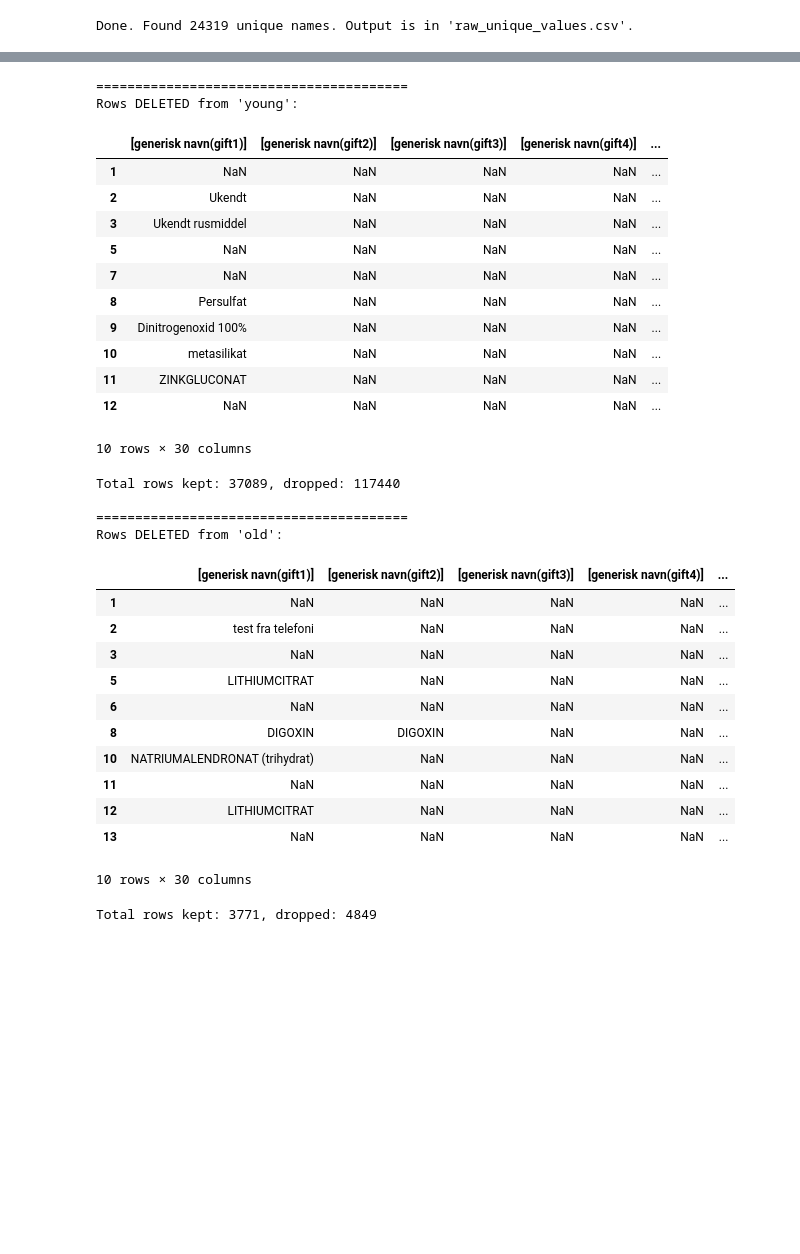
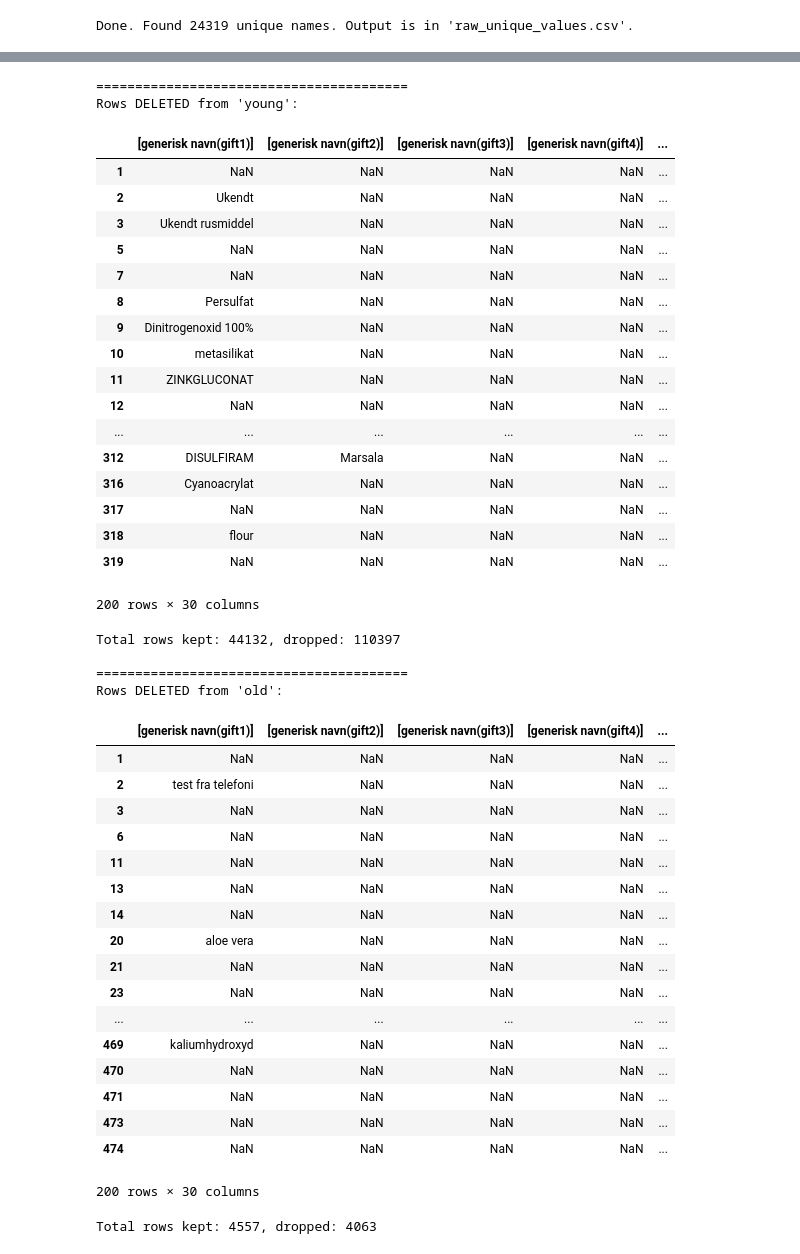
Before and after one commit to dana-mae/medical-poisoning, a Jupyter notebook: poisoning elimination conversion to MED.ipynb, the cells around one changed output, grey strips where cells are left out. Cells and saved outputs as stored; diff of their text form; code cells hidden in the pictures; blank space fills up the shorter version.

```diff
--- a/poisoning elimination conversion to MED.ipynb
+++ b/poisoning elimination conversion to MED.ipynb
@@ -255,8 +255,9 @@ know_medicines_in_categories = {
         "digoxin",
         "simvastatin", "atorvastatin",  # statins
         "clopidogrel", # antiplatelet
-        "clonidin",
-        "propranololhydrochlorid", "propranolol"
+        "clonidin", "clonidinhydrochlorid",
+        "propranololhydrochlorid", "propranolol",
+        "magnesiumsulfat", #heart medication
 
     },
     "antidepressants": {
@@ -321,6 +322,7 @@ know_medicines_in_categories = {
     "antidotes": {
         "naloxon", "naloxonhydrochloriddihydrat",
         "methadonhydrochlorid",
+        "disulfiram" #antabus
     },
     "adhd_and_neurostimulants": {
         "ritalin", "ritalin un", "ritalin \\mylan\\\"", "ritalin la", "ritalin modificeret udløsning", "ritalin depot",
@@ -332,7 +334,7 @@ know_medicines_in_categories = {
         "amfetamin", # amphetamin
         "dexmethylphenidate", "dexamfetamin", "dexamfetamin dimesilat",
         "methylenedioxymethamphetamine", # for tracking
-        "atomoxetinhydrochlorid"
+        "atomoxetinhydrochlorid",
     },
     "antiepileptics_moodstabilizers": {
         "lamotrigin", "lamotrigin \\teva\\\"", "lamotrigin \\mylan\\\"", "lamotrigin \\hexal\\\"", "lamotrigin \\stada\\\"", "lamotrigin \\actavis\\\"",
@@ -359,6 +361,7 @@ know_medicines_in_categories = {
         "ceftriaxon", "ceftriaxon \\villerton\\\"", "ceftriaxonnatrium", "cefuroximaxetil", "cefuroxim benzoat", "cephalexin", "clindamycin", "clindamycinhydrochlorid", "linezolid", "clarithromycin", "roxithromycin", "azithromycin", "azithromycin \\teva\\\"", "vancomycin", "doxycyclin", "doxycyclinmonohydrat", "doxycyclinhyclat", "rifampicin", "nitrofurantoin", "nitrofurantoin \\dak\\\"",
         "ciprofloxacin", "ciprofloxacinlactat",  # new fluoroquinolone
         "metronidazol", "metronidazol \\teva\\\"", "metronidazol \\baxter\\\"", "metronidazolbenzoat", "nitazoxanide", "sulfametizol", "sulfamethoxazol trimethoprim"
+        "mecillinam",
     },
     "antihistamines_allergy": {
         "cetirizin", "cetirizindihydrochlorid", "cetirizin \\teva\\\"", "cetirizin \\pcd\\\"", "cetirizin \\orifarm\\\"",
@@ -369,6 +372,7 @@ know_medicines_in_categories = {
         "hydroxizin",
         "doxylamin \\sandoz\\\"", "doxylamine", "doxylaminhydrogensuccinat",  # also antihistamine class, but see also under sedatives
         "paracetamol klorfeniramin maleat pseudoephedrin",  # combo with antihistamine
+        "acrivastin",
     },
     "electrolytes_supplements": {
         "kaliumchlorid", "kaliumpermanganat", "kaliumhydroxid", "kaliumdihydrogenphosphat", "kaliumbicrom", "kaliumchromat", "kaliumcitrat"
@@ -402,13 +406,15 @@ know_medicines_in_categories = {
         "levodopa", "levodopa/benserazid \\teva\\\"", "carbidopa levodopa", "carbidopa levodopa \\sandoz\\\"",
         "amantadin", # anti-parkinson
         "donepezil", "donepezil \\jubilant\\\"", "donepezil \\pfizer\\\"",
+        "galantaminhydrobromid",
     },
     "thyroid_medications": {
         "levothyroxin", "levothyroxinnatrium"
     },
     "anticancer_antimetabolite": {
         "metotrexat", "methotrexat", "methotrexat \\sandoz\\\"", "methotrexat \\2care4\\\"",
-        "thioguanin"
+        "thioguanin",
+        "ondansetron",
     },
     "others_misc": {
         "allopurinol", "allopurinol \\teva\\\"", "allopurinol \\dak\\\"", "acetazolamid",
@@ -417,6 +423,11 @@ know_medicines_in_categories = {
         "prednisolon",
         "salbutamol", # SABA, asthma drug
         "melatonin", # hormone/sleep aid, but not a benzodiazepine
+        "natriumalendronat",
+        "natriumpicosulfat", #laxative
+        "estradiolhemihydrat",
+        "norethisteronacetat",
+        "fludrocortisonacetat" #binyrebarkhormon
 
     }
 }
@@ -545,6 +556,8 @@ Total overlap: 136
 # %%
 # Filtering and removing rows without medicines present
 import re
+pd.set_option('display.max_rows', None)
+pd.set_option('display.max_columns', None)
 
 # --- 1. Get the list of all allowed starts (union of all sets) ---
 meds_set = set()
@@ -578,46 +591,58 @@ def filter_dataframe_and_preview(df, label):
     dropped = df[~keep_mask]
     print(f"\n{'='*40}\nRows DELETED from '{label}':")
     # Show up to 10 dropped rows, printing the medicine columns for review
-    display(dropped[generisk_cols + navn_cols].head(10))
+    display(dropped[generisk_cols + navn_cols].head(200))
     print(f"\nTotal rows kept: {filtered.shape[0]}, dropped: {dropped.shape[0]}")
     return filtered
 
 young_filtered = filter_dataframe_and_preview(young, 'young')
 old_filtered = filter_dataframe_and_preview(old, 'old')
 
 # Now you have 'young_filtered' and 'old_filtered' as your filtered data.
 # %% [output]
 ========================================
 Rows DELETED from 'young':
 |  | [generisk navn(gift1)] | [generisk navn(gift2)] | [generisk navn(gift3)] | [generisk navn(gift4)] | ... |
 | 1 | NaN | NaN | NaN | NaN | ... |
 | 2 | Ukendt | NaN | NaN | NaN | ... |
 | 3 | Ukendt rusmiddel | NaN | NaN | NaN | ... |
 | 5 | NaN | NaN | NaN | NaN | ... |
 | 7 | NaN | NaN | NaN | NaN | ... |
 | 8 | Persulfat | NaN | NaN | NaN | ... |
 | 9 | Dinitrogenoxid 100% | NaN | NaN | NaN | ... |
 | 10 | metasilikat | NaN | NaN | NaN | ... |
 | 11 | ZINKGLUCONAT | NaN | NaN | NaN | ... |
 | 12 | NaN | NaN | NaN | NaN | ... |
+| ... | ... | ... | ... | ... | ... |
+| 312 | DISULFIRAM | Marsala | NaN | NaN | ... |
+| 316 | Cyanoacrylat | NaN | NaN | NaN | ... |
+| 317 | NaN | NaN | NaN | NaN | ... |
+| 318 | flour | NaN | NaN | NaN | ... |
+| 319 | NaN | NaN | NaN | NaN | ... |
-10 rows × 30 columns
+200 rows × 30 columns
-Total rows kept: 37089, dropped: 117440
+Total rows kept: 44132, dropped: 110397
 
 ========================================
 Rows DELETED from 'old':
 |  | [generisk navn(gift1)] | [generisk navn(gift2)] | [generisk navn(gift3)] | [generisk navn(gift4)] | ... |
 | 1 | NaN | NaN | NaN | NaN | ... |
 | 2 | test fra telefoni | NaN | NaN | NaN | ... |
 | 3 | NaN | NaN | NaN | NaN | ... |
-| 5 | LITHIUMCITRAT | NaN | NaN | NaN | ... |
 | 6 | NaN | NaN | NaN | NaN | ... |
-| 8 | DIGOXIN | DIGOXIN | NaN | NaN | ... |
-| 10 | NATRIUMALENDRONAT (trihydrat) | NaN | NaN | NaN | ... |
 | 11 | NaN | NaN | NaN | NaN | ... |
-| 12 | LITHIUMCITRAT | NaN | NaN | NaN | ... |
 | 13 | NaN | NaN | NaN | NaN | ... |
+| 14 | NaN | NaN | NaN | NaN | ... |
+| 20 | aloe vera | NaN | NaN | NaN | ... |
+| 21 | NaN | NaN | NaN | NaN | ... |
+| 23 | NaN | NaN | NaN | NaN | ... |
+| ... | ... | ... | ... | ... | ... |
+| 469 | kaliumhydroxyd | NaN | NaN | NaN | ... |
+| 470 | NaN | NaN | NaN | NaN | ... |
+| 471 | NaN | NaN | NaN | NaN | ... |
+| 473 | NaN | NaN | NaN | NaN | ... |
+| 474 | NaN | NaN | NaN | NaN | ... |
-10 rows × 30 columns
+200 rows × 30 columns
-Total rows kept: 3771, dropped: 4849
+Total rows kept: 4557, dropped: 4063
 # %%
 # #ToDo:
 # # combine all the 'årsag'
```
Also changed, not shown: parts of 2 cells of this notebook.
